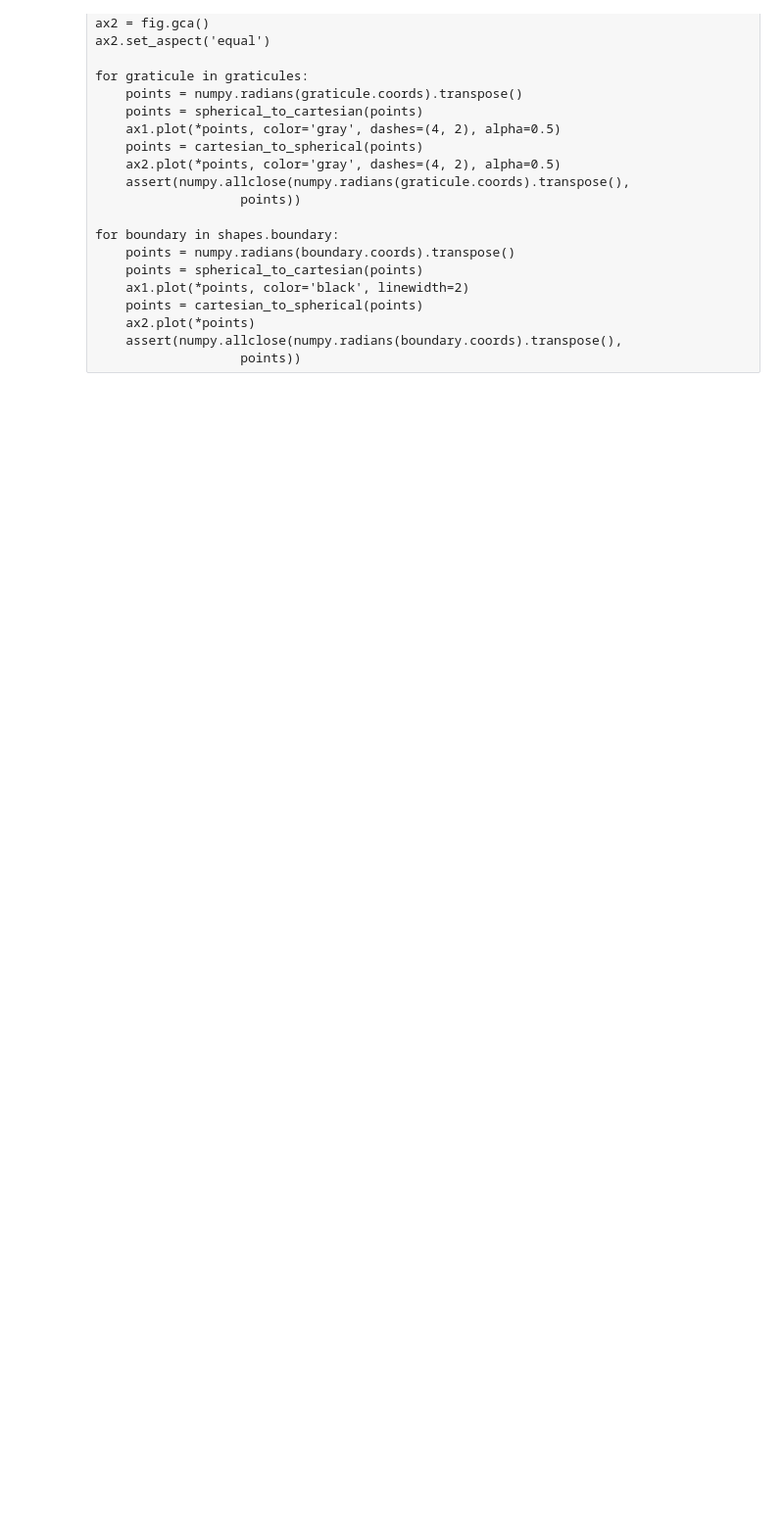
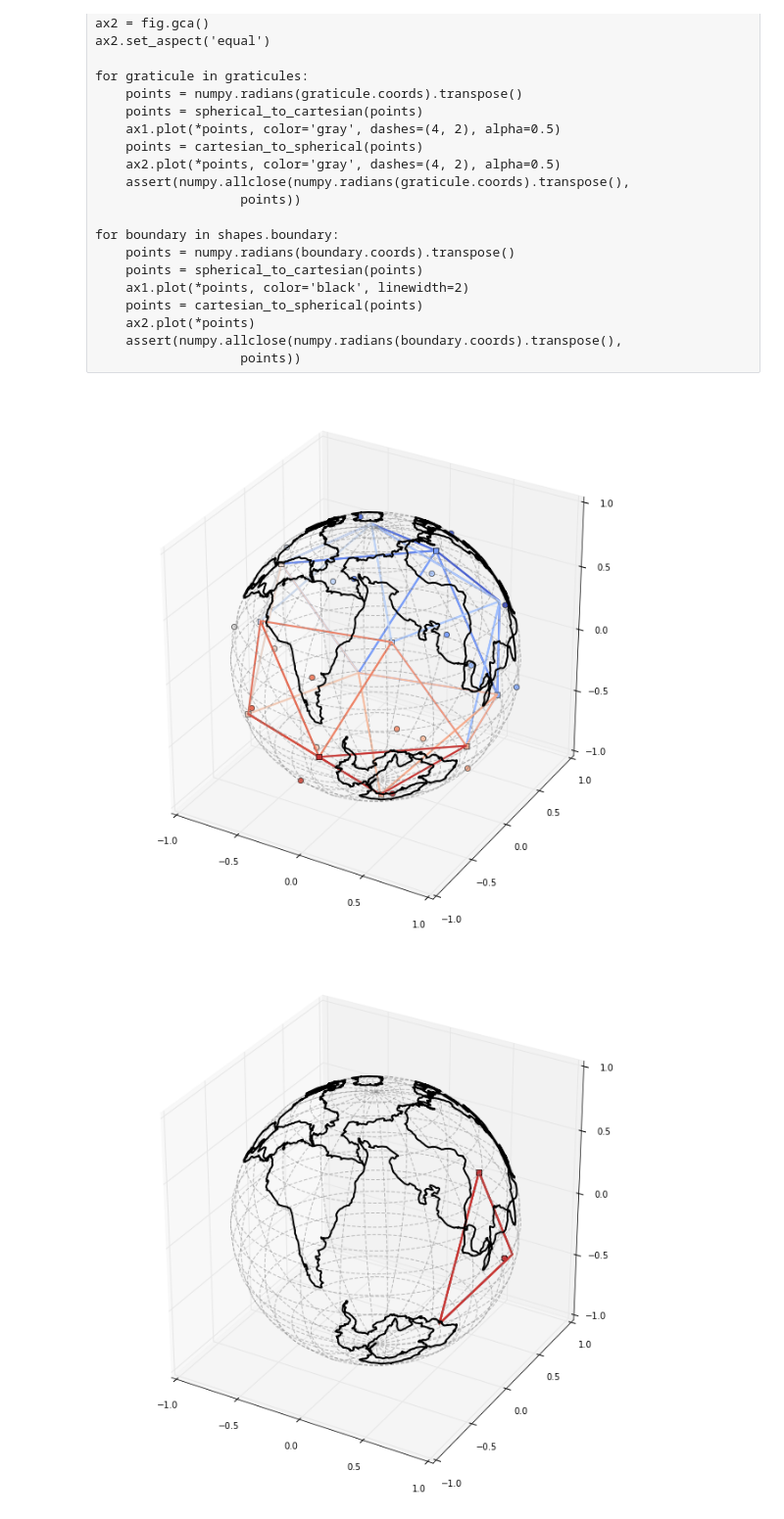
Before and after one commit to jesserobertson/pymaxion, a Jupyter notebook: examples/dymaxion.ipynb, the cells around one changed output. Shown at 98% size. Cells and saved outputs as stored; diff of their text form; code cells hidden in the pictures; blank space fills up the shorter version.

```diff
--- a/examples/dymaxion.ipynb
+++ b/examples/dymaxion.ipynb
@@ -225,34 +225,39 @@ for face_idx in range(nfaces):
     transform = lambda pt: numpy.dot(rotation, pt)
 
     # Now we can plot these up
     vertex = proj.vertices[proj.faces[face_idx][0]]
     center = proj.face_centres[face_idx]
     face_points = proj.vertices[proj.faces[face_idx]]
     face_points = numpy.vstack([face_points, face_points[0]]).transpose()
     ax1.plot(*center[numpy.newaxis].transpose(), color=color, marker='o')
     ax1.plot(*face_points, color=color, linewidth=2)
     ax1.plot(*vertex[numpy.newaxis].transpose(), color=color, marker='s')
     center = transform(center)
     vertex = transform(vertex)
     face_points = transform(face_points)
     ax2.plot(*center[numpy.newaxis].transpose(), color=color, marker='o')
     ax2.plot(*face_points, color=color, linewidth=2)
     ax2.plot(*vertex[numpy.newaxis].transpose(), color=color, marker='s')
     final_faces.append(face_points)
 
 # Check that we have all our values in the right place
-assert(numpy.allclose(a, b) for a, b in itertools.combinations(final_faces, 2))
+for a, b in itertools.combinations(final_faces, 2):
+    assert(numpy.allclose(a, b)
+       or numpy.allclose(a, b[:, (0, 2, 1, 3)]))
 
 gfmt = dict(color='gray', dashes=(4, 2), alpha=0.5)
 sfmt = dict(color='black', linewidth=2)
 for collection, fmt in [(graticules, gfmt), (shapes.boundary, sfmt)]:
     for line in collection:
         points = numpy.radians(line.coords).transpose()
         points = spherical_to_cartesian(*points)
         ax1.plot(*points, **fmt)
         ax2.plot(*points, **fmt)
 fig1.savefig('initial_faces.png')
 fig2.savefig('final_faces_after_rotation.png')
+# %% [output]
+[figure, added]
+[figure, added]
 # %%
 face_idx = 5
 transform = lambda pts: \
```
Also changed, not shown: 1 other file.
